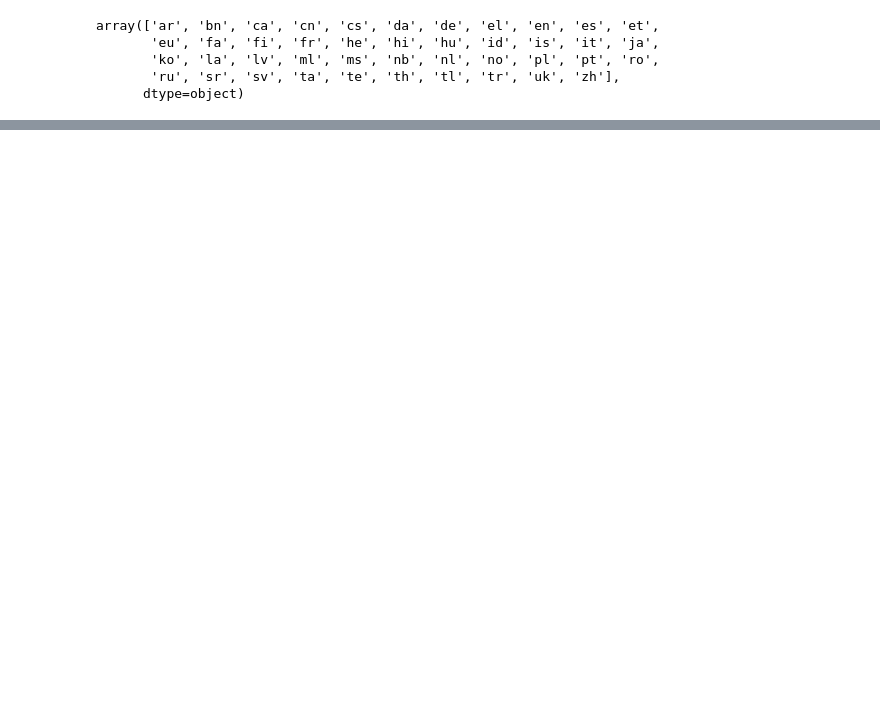
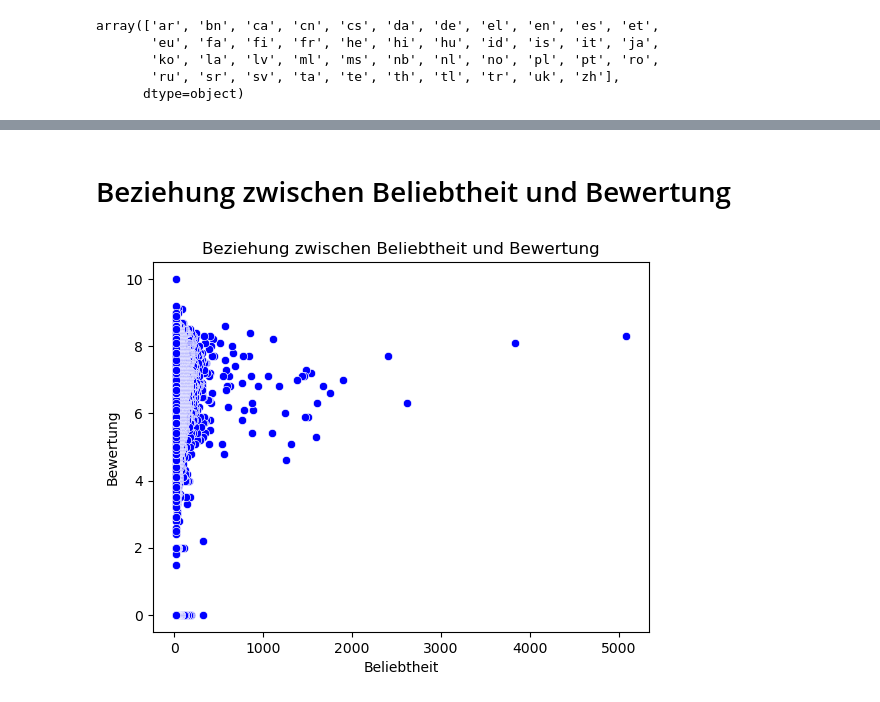
Before and after one commit to DataScience-DHBWKA/Data-Mining-Technos, a Jupyter notebook: Data-Mining-Technos.ipynb, the cells around one changed output, grey strips where cells are left out. Cells and saved outputs as stored; diff of their text form; code cells hidden in the pictures; blank space fills up the shorter version.

Commit message:
Update Data-Mining-Technos.ipynb
weitere auswertung

```diff
--- a/Data-Mining-Technos.ipynb
+++ b/Data-Mining-Technos.ipynb
@@ -290,0 +400,17 @@ print(sorted_genre)
+# %% [markdown]
+# Beziehung zwischen Beliebtheit und Bewertung
+# %%
+import matplotlib.pyplot as plt
+
+# Erstellen Sie das Streudiagramm
+sns.scatterplot(x='Popularity', y='Vote_Average', data=train_data_clean, color='blue')
+
+# Fügen Sie Titel und Achsenbeschriftungen hinzu
+plt.title('Beziehung zwischen Beliebtheit und Bewertung')
+plt.xlabel('Beliebtheit')
+plt.ylabel('Bewertung')
+
+# Zeigen Sie das Diagramm an
+plt.show()
+# %% [output]
+[figure, added]
```
Also changed, not shown: parts of 24 cells of this notebook.
